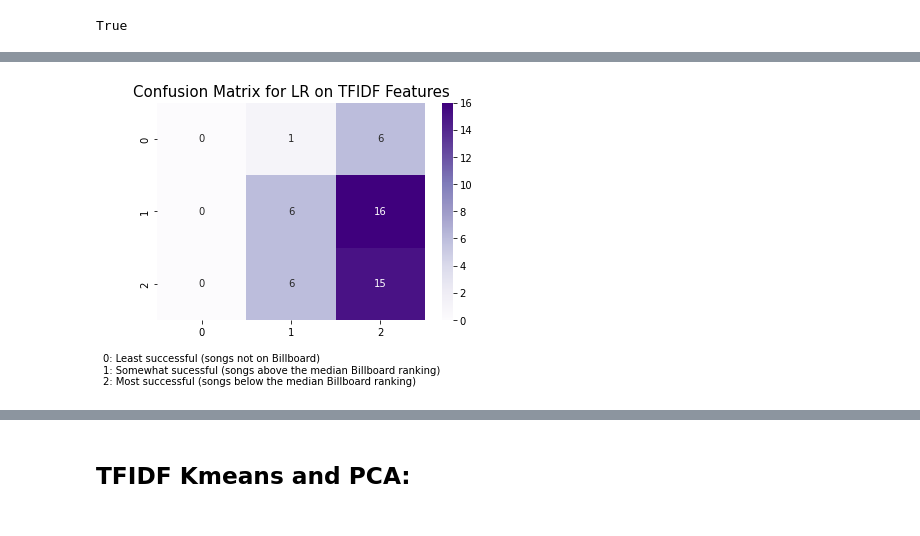
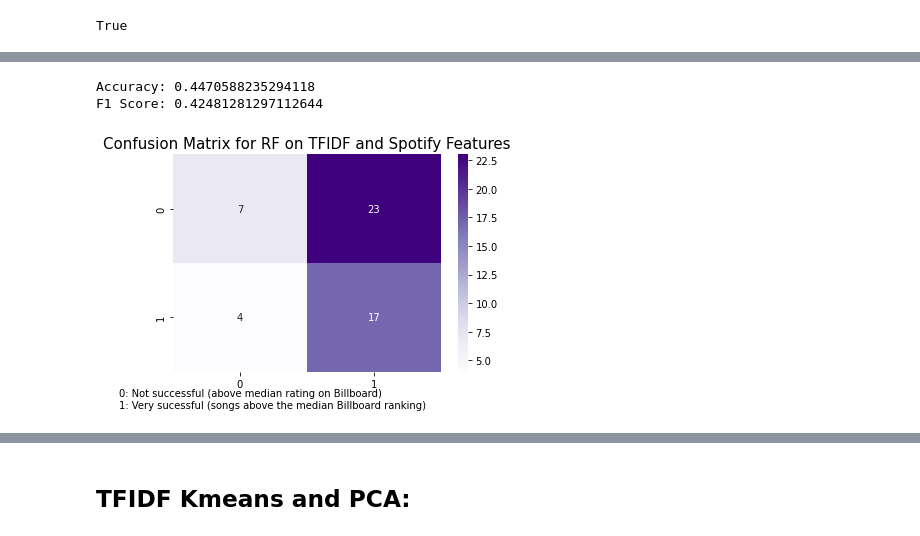
Before and after one commit to scharfsteina/BigDataFinalProject, a Jupyter notebook: analysis.ipynb, the cells around one changed output, grey strips where cells are left out. Drawn from its saved outputs; the diff is of its cells as text; code cells hidden in the pictures.

```diff
--- a/analysis.ipynb
+++ b/analysis.ipynb
@@ -183,0 +275,4 @@ F1 Score: 0.3680985221674877
+# %%
+merged1 = merged.drop(['billboard_rating','on_billboard'], axis=1)
+features = merged1.columns
+merged1
@@ -183,0 +293,17 @@ F1 Score: 0.3680985221674877
+# %%
+x = np.array(merged1)
+y = np.array(merged["billboard_rating"])
+X_train, X_test, y_train, y_test = train_test_split(x, y, test_size=0.3)
+# %%
+accuracy = []; f1 = []; confusion = []
+model_lr = None
+for i in range(5):
+    model_lr = LogisticRegression().fit(X_train, y_train)
+    lr_results = evaluate_model(model_lr)
+    accuracy.append(lr_results['accuracy'])
+    f1.append(lr_results['f1'])
+    confusion.append(lr_results['confusion'])
+
+lr_accuracy = np.mean(accuracy)
+lr_f1 = np.mean(f1)
+print(f"Accuracy: {lr_accuracy}\nF1 Score: {lr_f1}\n")
@@ -184,4 +348,20 @@ F1 Score: 0.3680985221674877
+# %%
+accuracy = []; f1 = []; confusion = []
+model_rf = None
+for i in range(5):
+    model_rf = RandomForestClassifier().fit(X_train, y_train)
+    rf_results = evaluate_model(model_rf)
+    accuracy.append(rf_results['accuracy'])
+    f1.append(rf_results['f1'])
+    confusion.append(rf_results['confusion'])
+
+rf_accuracy = np.mean(accuracy)
+rf_f1 = np.mean(f1)
+print(f"Accuracy: {rf_accuracy}\nF1 Score: {rf_f1}\n")
+# %% [output]
+Accuracy: 0.4470588235294118
+F1 Score: 0.42481281297112644
 # %%
-disp_confusion(rf_results['confusion'], title="LR on TFIDF")
+disp_confusion(rf_results['confusion'], title="RF on TFIDF and Spotify")
 # %% [output]
-[figure, old version]
+[figure, new version]
```
Also changed, not shown: parts of 51 cells of this notebook, 11 other files.
